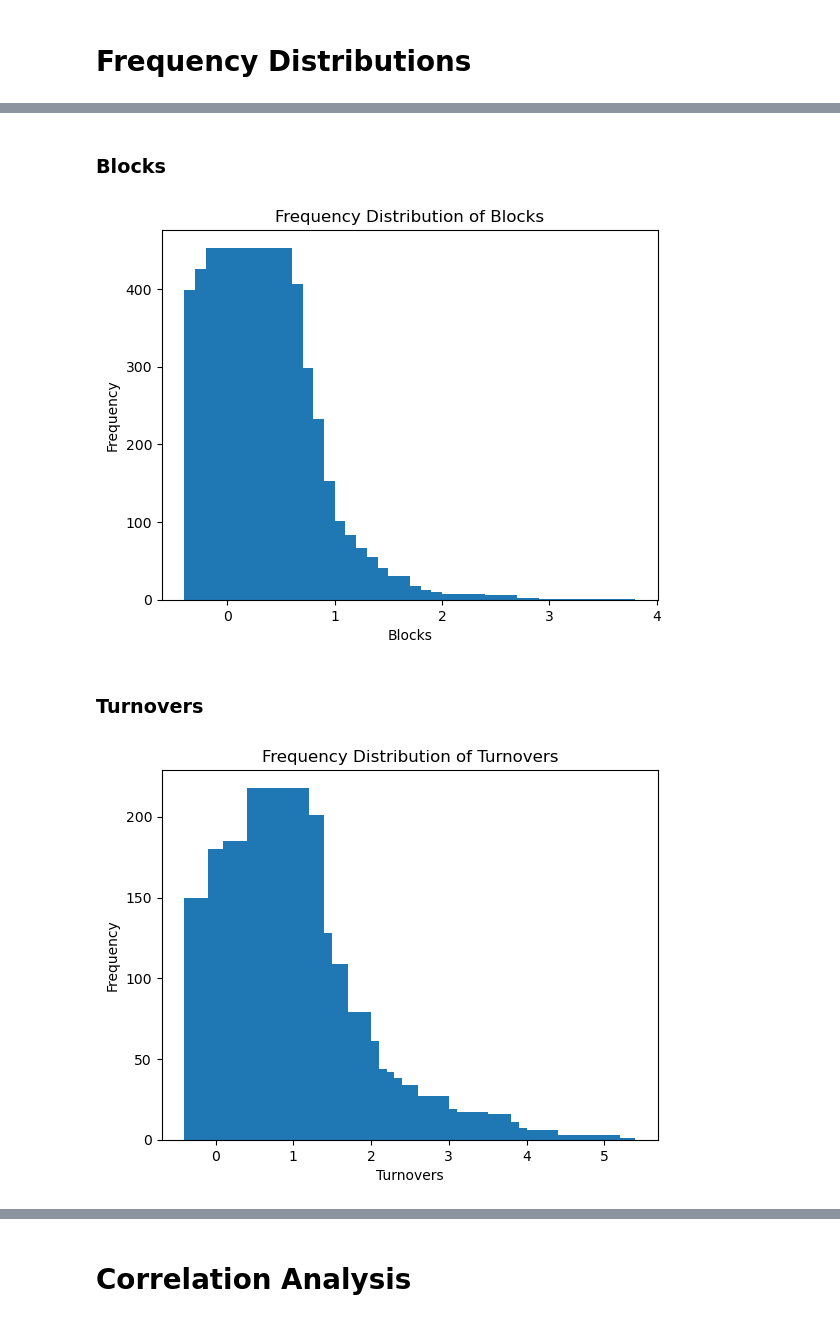
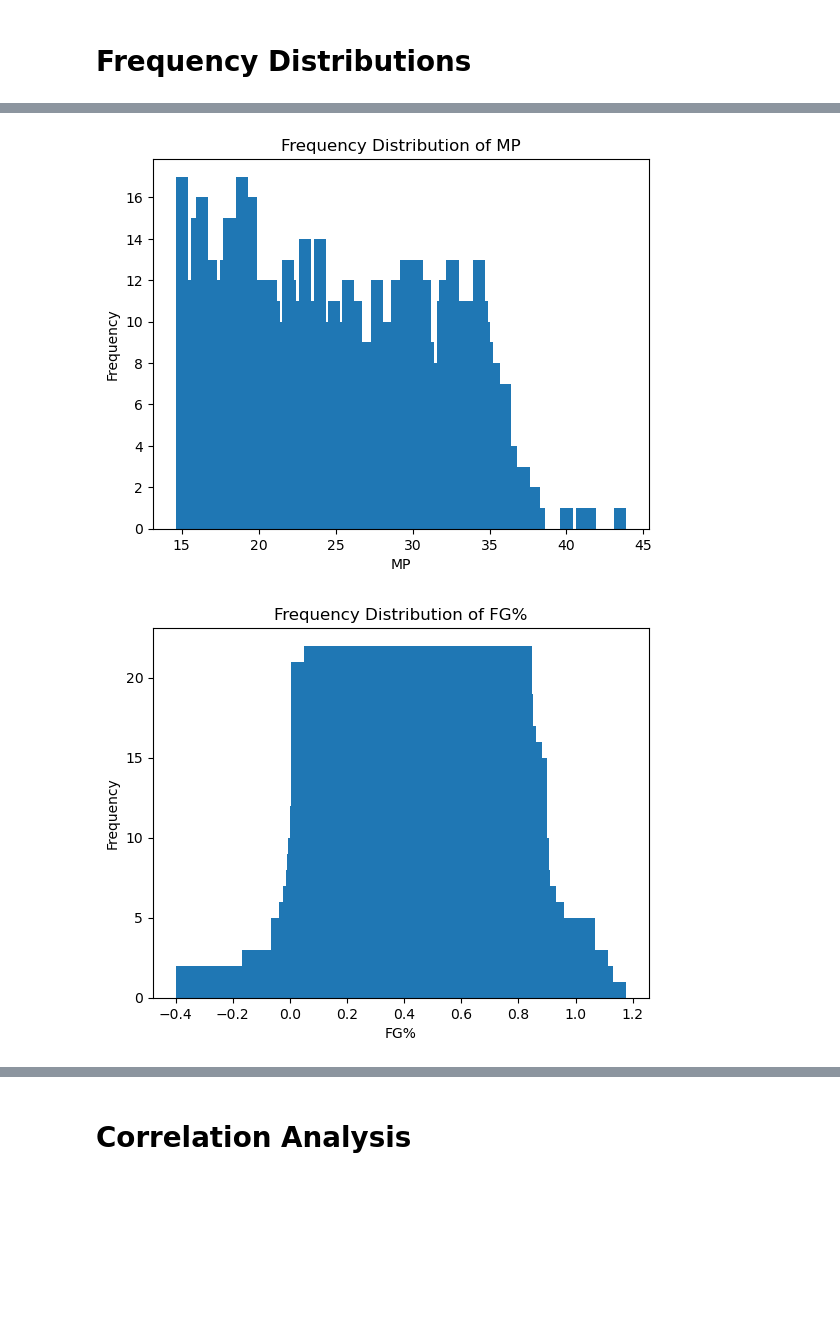
Before and after one commit to vchen-98/fantasy_bball, a Jupyter notebook: working_notebook.ipynb, the cells around one changed output, grey strips where cells are left out. Saved outputs shown, nothing was run; the diff lists cells and outputs as text; code cells hidden in the pictures; blank space fills up the shorter version.

Commit message:
figuring out cleaning and freq distributions

```diff
--- a/working_notebook.ipynb
+++ b/working_notebook.ipynb
@@ -284,3 +286,5 @@ cleaned_2021
+# %%
+clean_df = df[df['MP'] >= 15]
 # %% [markdown]
 # Frequency Distributions
 # %%
@@ -385,24 +293,16 @@ plt.show()
-# %% [markdown]
-### Blocks
-# %%
-points_freq = df['BLK'].value_counts().sort_index()
-
-plt.bar(points_freq.index, points_freq.values)
-plt.xlabel('Blocks')
-plt.ylabel('Frequency')
-plt.title('Frequency Distribution of Blocks')
-plt.show()
-# %% [output]
-[figure, removed]
-# %% [markdown]
-### Turnovers
-# %%
-points_freq = df['TOV'].value_counts().sort_index()
-
-plt.bar(points_freq.index, points_freq.values)
-plt.xlabel('Turnovers')
-plt.ylabel('Frequency')
-plt.title('Frequency Distribution of Turnovers')
-plt.show()
-# %% [output]
-[figure, removed]
+# %%
+# List of column names to visualize
+columns_to_visualize = ['MP', 'FG%', 'FT%', '3P', 'PTS', 'TRB', 'AST', 'STL', 'BLK', 'TOV']
+
+# Create and display frequency distribution plots for each column
+for column in columns_to_visualize:
+    freq = clean_df[column].value_counts().sort_index()
+
+    plt.bar(freq.index, freq.values)
+    plt.xlabel(column)
+    plt.ylabel('Frequency')
+    plt.title(f'Frequency Distribution of {column}')
+    plt.show()
+# %% [output]
+[figure, added]
+[figure, added]
```
Also changed, not shown: parts of 18 cells of this notebook, 4 other files.
